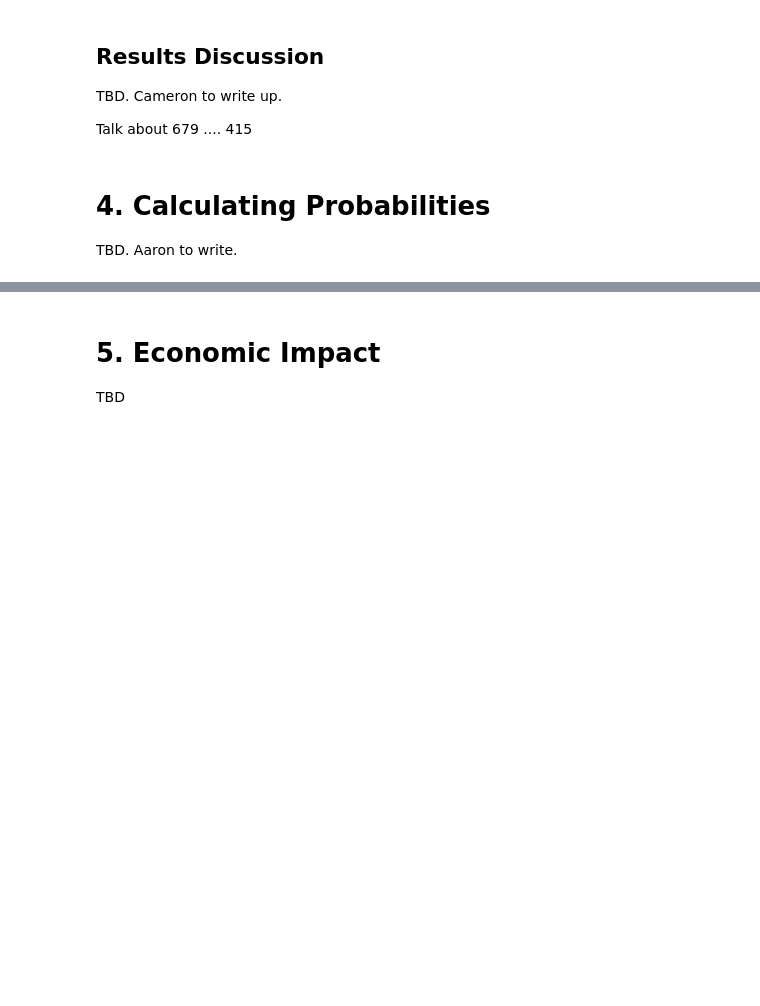
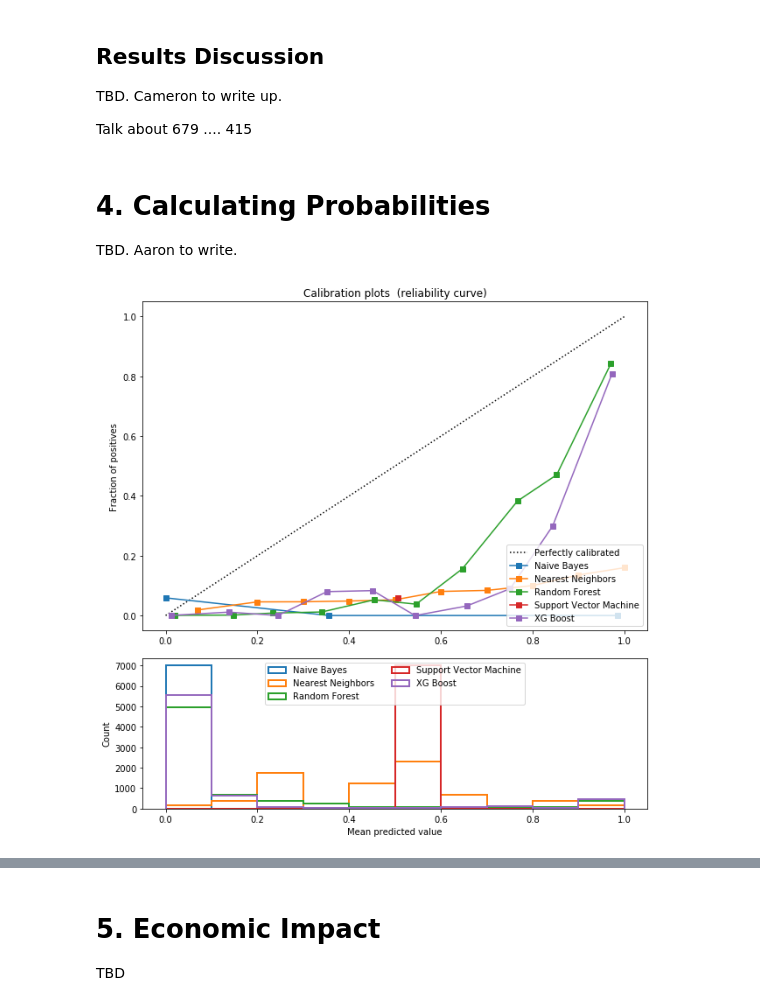
Before and after one commit to ajolson89/W207Fall2018Final, a Jupyter notebook: W207_FinalProj_02MLModels_KennedyKhannaOlson_Final.ipynb, the cells around one changed output, grey strips where cells are left out. Cells and saved outputs as stored; diff of their text form; code cells hidden in the pictures; blank space fills up the shorter version.

Commit message:
Added Calibration

```diff
--- a/W207_FinalProj_02MLModels_KennedyKhannaOlson_Final.ipynb
+++ b/W207_FinalProj_02MLModels_KennedyKhannaOlson_Final.ipynb
@@ -288,7 +288,7 @@ summarize_results(clf_neigh)
 
 #### SVM Attempts ###
 print('SVM CLASSIFIER')
-clf_SVM = svm.SVC(kernel='rbf', C=1, max_iter=640)  #max_iter=635 gives 6% accuracy ... need new approach / tuning
+clf_SVM = svm.SVC(kernel='rbf', C=1, max_iter=640, probability = True)  #max_iter=635 gives 6% accuracy ... need new approach / tuning
 clf_SVM.fit(train_data, train_labels)
 summarize_results(clf_SVM)
 # %% [output]
@@ -496,0 +495,37 @@ TBD.  Aaron to write.
+# %%
+from sklearn.calibration import calibration_curve, CalibratedClassifierCV
+from sklearn.metrics import (brier_score_loss, precision_score, recall_score, f1_score, log_loss)
+
+plt.figure(figsize=(9, 9))
+ax1 = plt.subplot2grid((3, 1), (0, 0), rowspan=2)
+ax2 = plt.subplot2grid((3, 1), (2, 0))
+
+ax1.plot([0, 1], [0, 1], "k:", label="Perfectly calibrated")
+for clf, name in [(clf_NB_Gauss, 'Naive Bayes'),
+                  (clf_neigh, 'Nearest Neighbors'),
+                  (clf_RF, 'Random Forest'),
+                  (clf_SVM, 'Support Vector Machine'),
+                  (clf_XGB, 'XG Boost')]:
+    #Extract positive probablities from each of the models tested in order to plot
+    prob_pos = clf.predict_proba(test_data)[:, 1]
+    fraction_of_positives, mean_predicted_value = \
+        calibration_curve(test_labels, prob_pos, n_bins=10)
+
+    ax1.plot(mean_predicted_value, fraction_of_positives, "s-",
+             label="%s" % (name, ))
+
+    ax2.hist(prob_pos, range=(0, 1), bins=10, label=name,
+             histtype="step", lw=2)
+
+ax1.set_ylabel("Fraction of positives")
+ax1.set_ylim([-0.05, 1.05])
+ax1.legend(loc="lower right")
+ax1.set_title('Calibration plots  (reliability curve)')
+
+ax2.set_xlabel("Mean predicted value")
+ax2.set_ylabel("Count")
+ax2.legend(loc="upper center", ncol=2)
+
+plt.tight_layout()
+# %% [output]
+[figure, added]
```
Also changed, not shown: parts of 9 cells of this notebook.
